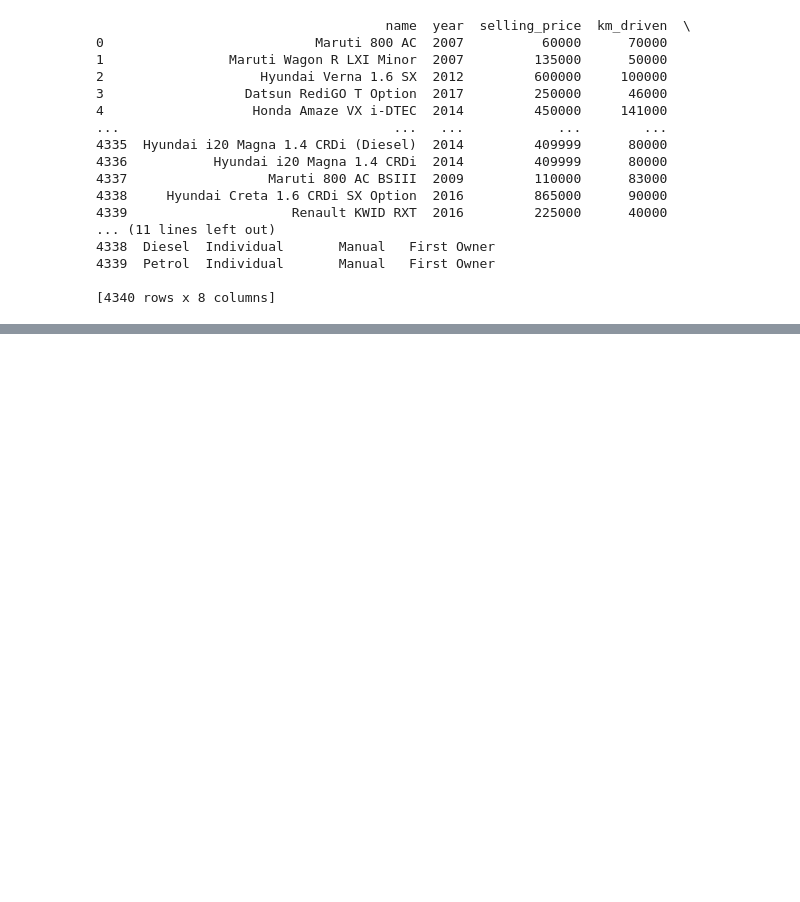
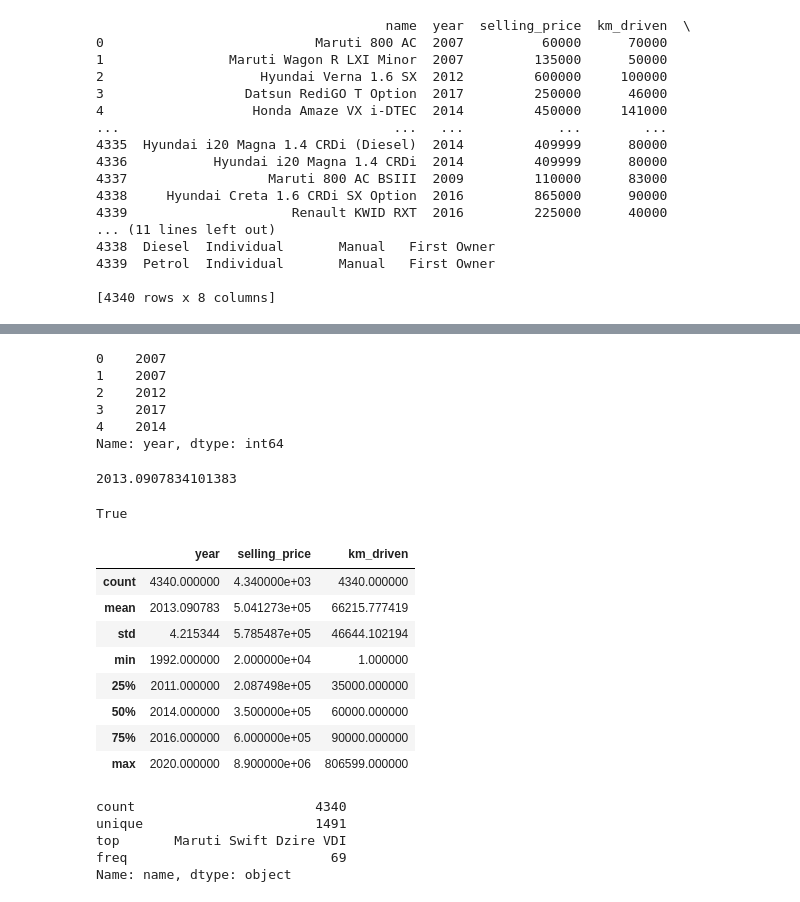
Before and after one commit to dhanujadhav1/Laboratory, a Jupyter notebook: pandas/Pandas_Practice.ipynb, the cells around one changed output, grey strips where cells are left out. Saved outputs shown, nothing was run; the diff lists cells and outputs as text; code cells hidden in the pictures; blank space fills up the shorter version.

```diff
--- a/pandas/Pandas_Practice.ipynb
+++ b/pandas/Pandas_Practice.ipynb
@@ -218,0 +281,9 @@ print(csv_data)
+# %%
+years.head()
+# %% [output]
+0    2007
+1    2007
+2    2012
+3    2017
+4    2014
+Name: year, dtype: int64
@@ -218,0 +292,8 @@ print(csv_data)
+# %%
+year_mean
+# %% [output]
+2013.0907834101383
+# %%
+years is csv_data["year"]
+# %% [output]
+True
@@ -218,0 +302,20 @@ print(csv_data)
+# %%
+csv_data.describe()
+# %% [output]
+|  | year | selling_price | km_driven |
+| count | 4340.000000 | 4.340000e+03 | 4340.000000 |
+| mean | 2013.090783 | 5.041273e+05 | 66215.777419 |
+| std | 4.215344 | 5.785487e+05 | 46644.102194 |
+| min | 1992.000000 | 2.000000e+04 | 1.000000 |
+| 25% | 2011.000000 | 2.087498e+05 | 35000.000000 |
+| 50% | 2014.000000 | 3.500000e+05 | 60000.000000 |
+| 75% | 2016.000000 | 6.000000e+05 | 90000.000000 |
+| max | 2020.000000 | 8.900000e+06 | 806599.000000 |
+# %%
+csv_data['name'].describe()
+# %% [output]
+count                       4340
+unique                      1491
+top       Maruti Swift Dzire VDI
+freq                          69
+Name: name, dtype: object
```
Also changed, not shown: parts of 8 cells of this notebook.
